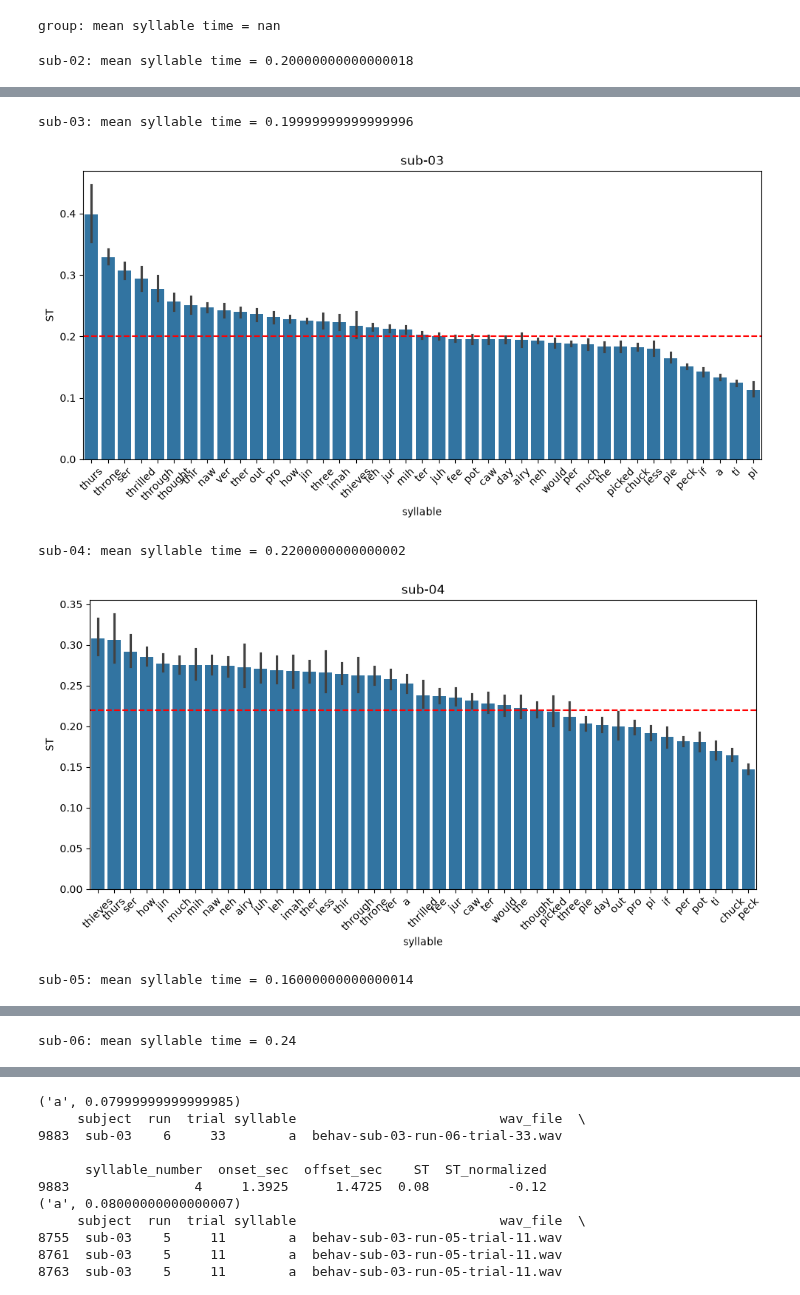
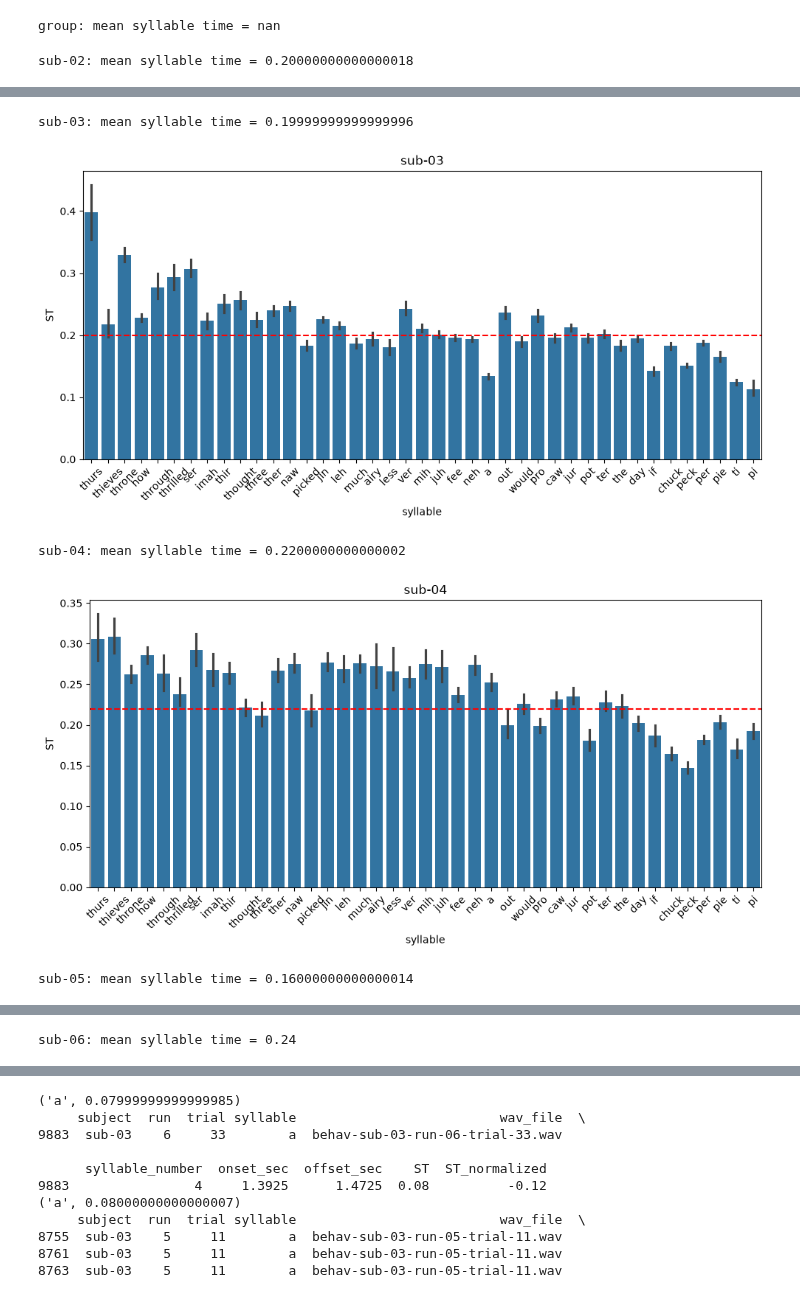
Before and after one commit to AmandaGiselleLily/TongueTwister, a Jupyter notebook: Analysis/Syllable Plots.ipynb, the cells around one changed output, grey strips where cells are left out. Saved outputs shown, nothing was run; the diff lists cells and outputs as text; code cells hidden in the pictures.

```diff
--- a/Analysis/Syllable Plots.ipynb
+++ b/Analysis/Syllable Plots.ipynb
@@ -38,7 +38,7 @@ group: mean syllable time = nan
 # plot ST per subject
 
 import matplotlib.pyplot as plt
-
+order = (data.groupby("syllable")["ST"].mean().sort_values(ascending=False).index)
 
 for sub in sub_list:
 
@@ -50,12 +50,16 @@ for sub in sub_list:
     sub_medians.append(sub_median)
     print(f"{sub}: mean syllable time = {sub_median}")
 
-    # calculate and order means
-    order = (sub_data.groupby("syllable")["ST"].mean().sort_values(ascending=False).index)
+    # calculate means
+    sub_avg = sub_data.groupby("syllable")["ST"].mean()
 
     # plot
     plt.figure(figsize=(10, 5))
-    sns.barplot(data=sub_data, x="syllable", y="ST",order=order)
+    ax = sns.barplot(data=sub_data, x="syllable", y="ST",order=order)
+
+    #max_idx = sub_avg.values.argmax()
+    #ax.patches[max_idx].set_color("red")
+
     plt.axhline(y=sub_median, color="red", linestyle="--")
     plt.xticks(rotation=45)
     plt.tight_layout()
@@ -67,5 +71,5 @@ sub-02: mean syllable time = 0.20000000000000018
 sub-03: mean syllable time = 0.19999999999999996
-[figure, old version]
+[figure, new version]
 sub-04: mean syllable time = 0.2200000000000002
-[figure, old version]
+[figure, new version]
 sub-05: mean syllable time = 0.16000000000000014
```
Also changed, not shown: parts of 3 cells of this notebook.
